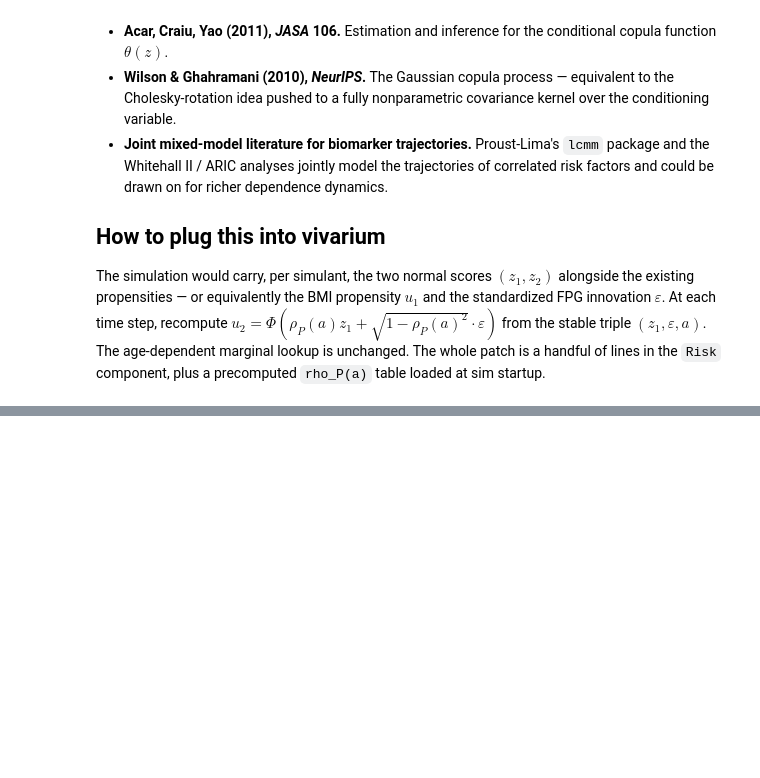
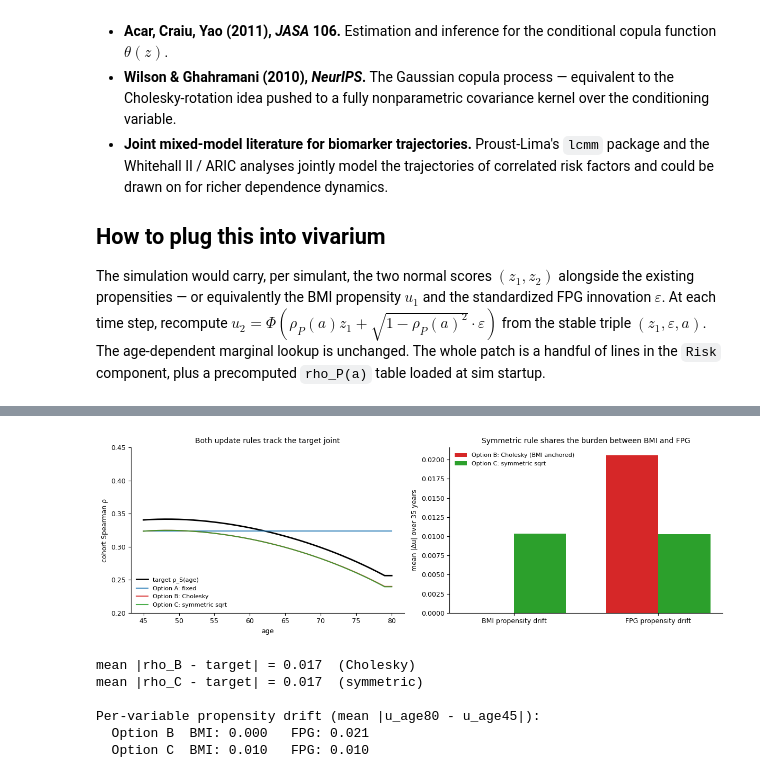
Before and after one commit to aflaxman/ai_assisted_us_health_data_analysis, a Jupyter notebook: nhanes_copula_comparison/04_conditional_copula_bmi_fpg.ipynb, the cells around one changed output, grey strips where cells are left out. Cells and saved outputs as stored; diff of their text form; code cells hidden in the pictures; blank space fills up the shorter version.

```diff
--- a/nhanes_copula_comparison/04_conditional_copula_bmi_fpg.ipynb
+++ b/nhanes_copula_comparison/04_conditional_copula_bmi_fpg.ipynb
@@ -397,0 +420,76 @@ The simulation would carry, per simulant, the two normal scores $(z_1, z_2)$ alo
+# %%
+def step_propensity_symmetric(z, age_now, age_next):
+    # Symmetric matrix-square-root rotation: z' = Sigma(a+1)^{1/2} Sigma(a)^{-1/2} z
+    r0 = rho_P_smooth(age_now); r1 = rho_P_smooth(age_next)
+    s1 = 0.5 * (np.sqrt(1 + r1) + np.sqrt(1 - r1))
+    d1 = 0.5 * (np.sqrt(1 + r1) - np.sqrt(1 - r1))
+    s0i = 0.5 * (1 / np.sqrt(1 + r0) + 1 / np.sqrt(1 - r0))
+    d0i = 0.5 * (1 / np.sqrt(1 + r0) - 1 / np.sqrt(1 - r0))
+    alpha = s1 * s0i + d1 * d0i
+    beta  = s1 * d0i + d1 * s0i
+    out = np.empty_like(z)
+    out[..., 0] = alpha * z[..., 0] + beta  * z[..., 1]
+    out[..., 1] = beta  * z[..., 0] + alpha * z[..., 1]
+    return out
+
+# Run a third arm of the cohort sim with the symmetric update
+zC = np.empty_like(zB)
+zC[:, 0] = z0
+for k in range(1, len(ages_traj)):
+    zC[:, k] = step_propensity_symmetric(zC[:, k-1], ages_traj[k-1], ages_traj[k])
+
+rho_C = []
+for k, a in enumerate(ages_traj):
+    rho_C.append(stats.spearmanr(stats.norm.cdf(zC[:, k, 0]),
+                                 stats.norm.cdf(zC[:, k, 1])).statistic)
+rho_C = np.array(rho_C)
+
+# Marginal-rank movement per simulant over 35 years (how much does each
+# variable's propensity drift?). For Option B, BMI rank is fixed by
+# construction so its rank-shift is exactly 0; FPG carries all the motion.
+# For Option C, both share the motion.
+def rank_drift(z_traj):
+    """Mean absolute change in pseudo-obs rank from age 45 to age 80, per variable."""
+    u0 = stats.norm.cdf(z_traj[:, 0])
+    u1 = stats.norm.cdf(z_traj[:, -1])
+    return np.mean(np.abs(u0 - u1), axis=0)
+drift_B = rank_drift(zB)
+drift_C = rank_drift(zC)
+
+fig, axes = plt.subplots(1, 2, figsize=(12, 4))
+
+axes[0].plot(ages_traj, rho_target, 'k-',  label='target ρ_S(age)', linewidth=2)
+axes[0].plot(ages_traj, rho_A,      'C0-', label='Option A: fixed', alpha=0.85)
+axes[0].plot(ages_traj, rho_B,      'C3-', label='Option B: Cholesky', alpha=0.85)
+axes[0].plot(ages_traj, rho_C,      'C2-', label='Option C: symmetric sqrt', alpha=0.85)
+axes[0].set_xlabel('age'); axes[0].set_ylabel('cohort Spearman ρ')
+axes[0].set_title('Both update rules track the target joint', fontsize=10)
+axes[0].legend(fontsize=8, frameon=False, loc='lower left')
+axes[0].set_ylim(0.20, 0.45)
+
+# Right panel: per-variable propensity drift over the simulation
+bars_b = drift_B; bars_c = drift_C
+pos = np.arange(2)
+axes[1].bar(pos - 0.18, bars_b, 0.36, label='Option B: Cholesky (BMI anchored)', color='C3')
+axes[1].bar(pos + 0.18, bars_c, 0.36, label='Option C: symmetric sqrt',          color='C2')
+axes[1].set_xticks(pos); axes[1].set_xticklabels(['BMI propensity drift', 'FPG propensity drift'])
+axes[1].set_ylabel('mean |Δu| over 35 years')
+axes[1].set_title('Symmetric rule shares the burden between BMI and FPG', fontsize=10)
+axes[1].legend(fontsize=8, frameon=False)
+
+plt.tight_layout()
+plt.savefig('outputs/cohort_validation_symmetric.png', dpi=120, bbox_inches='tight')
+plt.show()
+print(f'mean |rho_B - target| = {np.mean(np.abs(rho_B - rho_target)):.3f}  (Cholesky)')
+print(f'mean |rho_C - target| = {np.mean(np.abs(rho_C - rho_target)):.3f}  (symmetric)')
+print(f'\nPer-variable propensity drift (mean |u_age80 - u_age45|):')
+print(f'  Option B  BMI: {drift_B[0]:.3f}   FPG: {drift_B[1]:.3f}')
+print(f'  Option C  BMI: {drift_C[0]:.3f}   FPG: {drift_C[1]:.3f}')
+# %% [output]
+[figure, added]
+mean |rho_B - target| = 0.017  (Cholesky)
+mean |rho_C - target| = 0.017  (symmetric)
+
+Per-variable propensity drift (mean |u_age80 - u_age45|):
+  Option B  BMI: 0.000   FPG: 0.021
+  Option C  BMI: 0.010   FPG: 0.010
```
Also changed, not shown: parts of 2 cells of this notebook, 1 other file.
